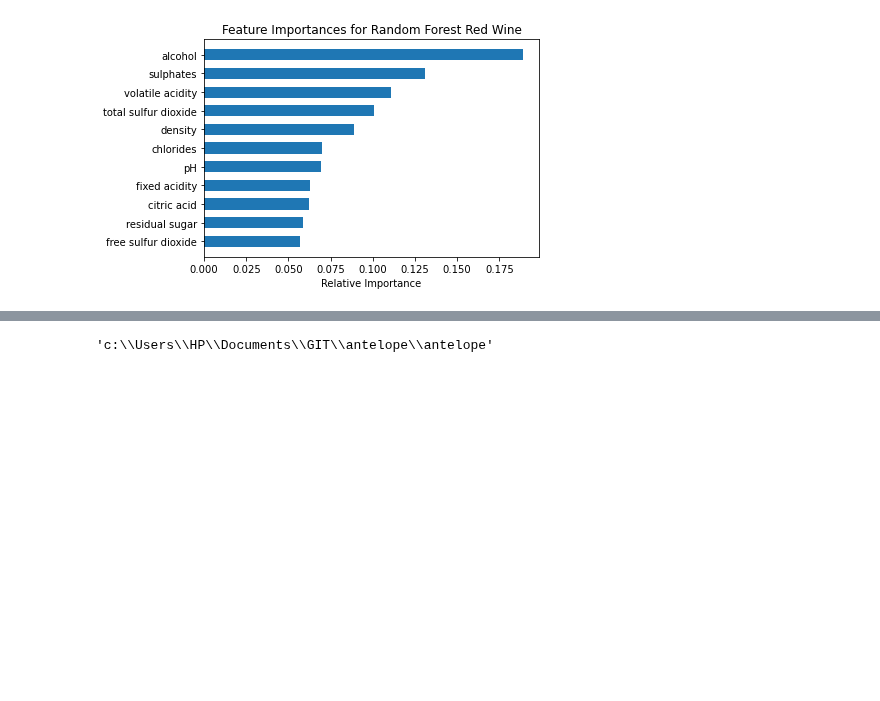
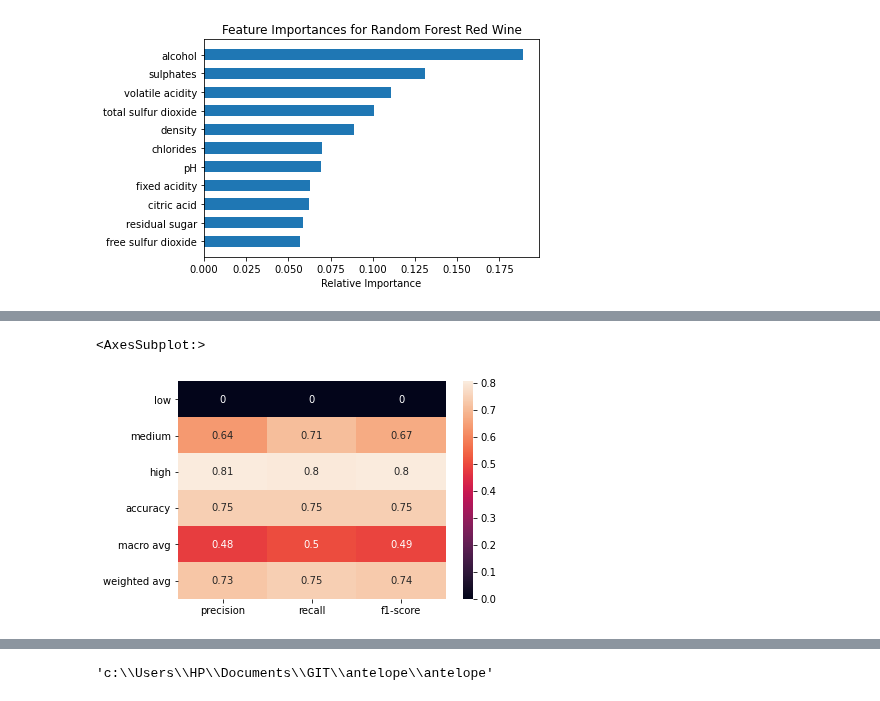
Before and after one commit to shekharbiswas/antelope, a Jupyter notebook: eval.ipynb, the cells around one changed output, grey strips where cells are left out. Saved outputs shown, nothing was run; the diff lists cells and outputs as text; code cells hidden in the pictures; blank space fills up the shorter version.

```diff
--- a/eval.ipynb
+++ b/eval.ipynb
@@ -386,0 +373,5 @@ ValueError: Found input variables with inconsistent numbers of samples: [1950, 4
+# %%
+wqp_svm_white = svm.SVC()
+wqp_svm_white.fit(wqp_train_SX_white, wqp_train_white_y)
+wqp_svm_predictions_white = wqp_svm.predict(wqp_test_SX_white)
+print(classification_report(wqp_test_white_y,wqp_svm_predictions_white, target_names=wqp_label_names))
@@ -386,0 +388,6 @@ ValueError: Found input variables with inconsistent numbers of samples: [1950, 4
+# %%
+clf_report_svm_white = classification_report(wqp_test_white_y,wqp_svm_predictions_white, target_names=wqp_label_names, output_dict=True)
+sns.heatmap(pd.DataFrame(clf_report_svm_white).iloc[:-1, :].T, annot=True)
+# %% [output]
+<AxesSubplot:>
+[figure, added]
```
Also changed, not shown: parts of 7 cells of this notebook.
